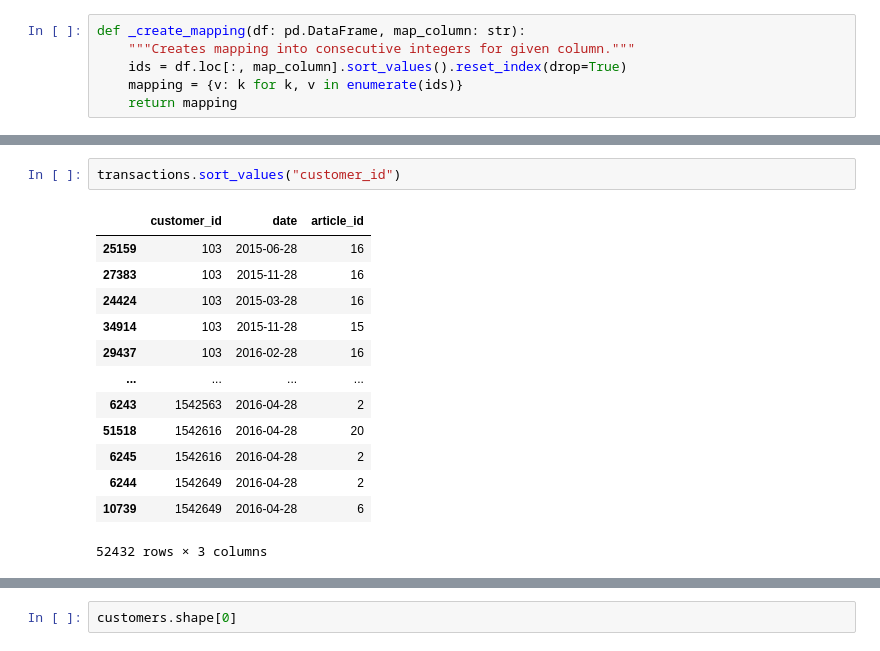
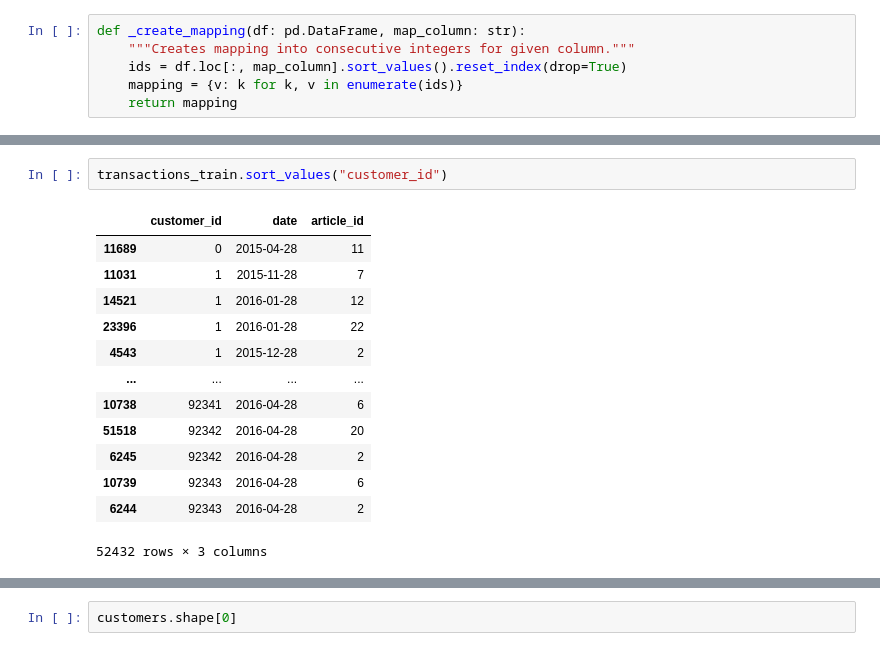
Before and after one commit to getindata/quickstart-ml-blueprints, a Jupyter notebook: notebooks/graph_preprocessing.ipynb, the cells around one changed output, grey strips where cells are left out. Saved outputs shown, nothing was run; the diff lists cells and outputs as text.

```diff
--- a/notebooks/graph_preprocessing.ipynb
+++ b/notebooks/graph_preprocessing.ipynb
@@ -106,17 +115,17 @@ customers
 # %%
-transactions.sort_values("customer_id")
+transactions_train.sort_values("customer_id")
 # %% [output]
 |  | customer_id | date | article_id |
-| 25159 | 103 | 2015-06-28 | 16 |
-| 27383 | 103 | 2015-11-28 | 16 |
-| 24424 | 103 | 2015-03-28 | 16 |
-| 34914 | 103 | 2015-11-28 | 15 |
-| 29437 | 103 | 2016-02-28 | 16 |
+| 11689 | 0 | 2015-04-28 | 11 |
+| 11031 | 1 | 2015-11-28 | 7 |
+| 14521 | 1 | 2016-01-28 | 12 |
+| 23396 | 1 | 2016-01-28 | 22 |
+| 4543 | 1 | 2015-12-28 | 2 |
 | ... | ... | ... | ... |
-| 6243 | 1542563 | 2016-04-28 | 2 |
-| 51518 | 1542616 | 2016-04-28 | 20 |
-| 6245 | 1542616 | 2016-04-28 | 2 |
-| 6244 | 1542649 | 2016-04-28 | 2 |
-| 10739 | 1542649 | 2016-04-28 | 6 |
+| 10738 | 92341 | 2016-04-28 | 6 |
+| 51518 | 92342 | 2016-04-28 | 20 |
+| 6245 | 92342 | 2016-04-28 | 2 |
+| 10739 | 92343 | 2016-04-28 | 6 |
+| 6244 | 92343 | 2016-04-28 | 2 |
 52432 rows × 3 columns
 # %%
```
Also changed, not shown: parts of 16 cells of this notebook, 7 other files.
